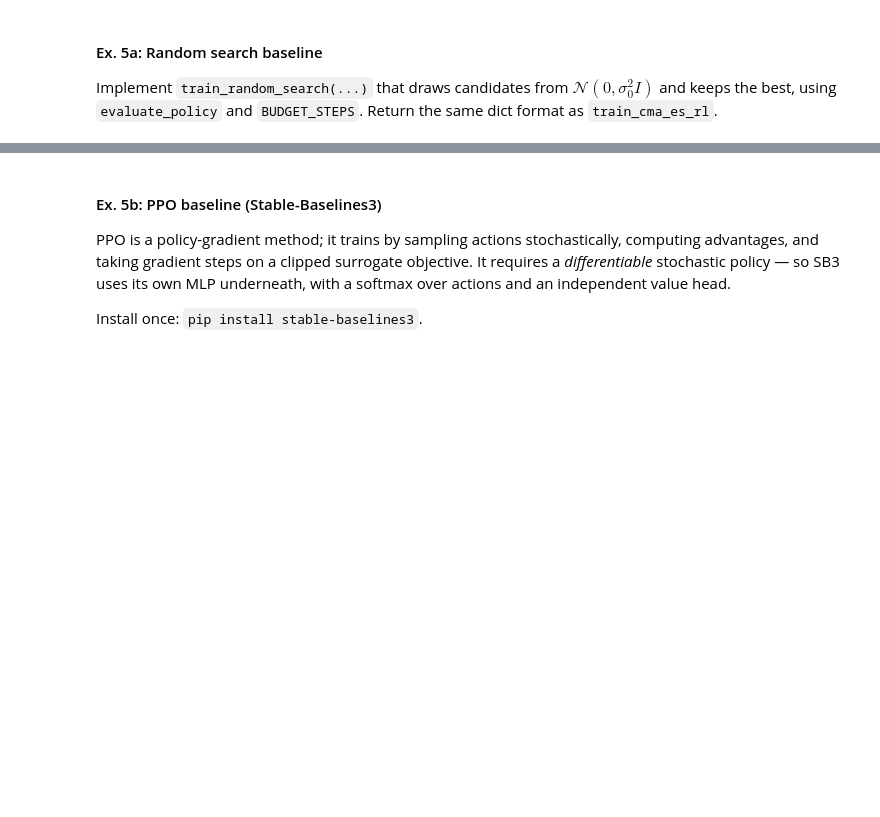
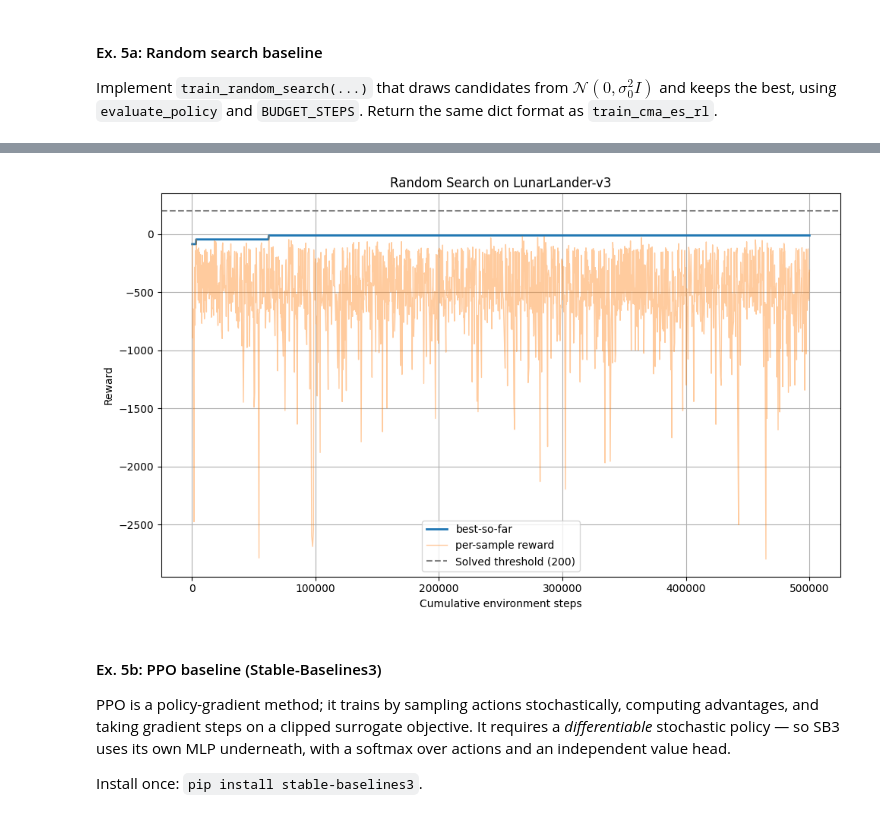
Before and after one commit to pawlowiczf/Stochastic-Methods-in-Machine-Learning, a Jupyter notebook: 08-ea/instructions.ipynb, the cells around one changed output, grey strips where cells are left out. Saved outputs shown, nothing was run; the diff lists cells and outputs as text; code cells hidden in the pictures; blank space fills up the shorter version.

```diff
--- a/08-ea/instructions.ipynb
+++ b/08-ea/instructions.ipynb
@@ -262,7 +275,9 @@ N_PARAMS: int = OBS_DIM * HIDDEN + HIDDEN + HIDDEN * ACT_DIM + ACT_DIM
 class MLPPolicy(nn.Module):
     """Tiny MLP: obs -> hidden (tanh) -> logits -> argmax action."""
 
-    def __init__(self, obs_dim: int = OBS_DIM, hidden: int = HIDDEN, act_dim: int = ACT_DIM) -> None:
+    def __init__(
+        self, obs_dim: int = OBS_DIM, hidden: int = HIDDEN, act_dim: int = ACT_DIM
+    ) -> None:
         super().__init__()
         self.net = nn.Sequential(
             nn.Linear(obs_dim, hidden),
@@ -285,16 +300,22 @@ def set_params(policy: MLPPolicy, flat: np.ndarray) -> None:
     offset = 0
     for p in policy.parameters():
         n = p.numel()
-        p.data.copy_(torch.as_tensor(flat[offset : offset + n], dtype=torch.float32).view_as(p))
+        p.data.copy_(
+            torch.as_tensor(flat[offset : offset + n], dtype=torch.float32).view_as(p)
+        )
         offset += n
 
 
 def get_params(policy: MLPPolicy) -> np.ndarray:
     """Flatten the policy's weights/biases into a single vector."""
-    return np.concatenate([p.detach().cpu().numpy().ravel() for p in policy.parameters()])
+    return np.concatenate(
+        [p.detach().cpu().numpy().ravel() for p in policy.parameters()]
+    )
 
 
-def rollout(policy: MLPPolicy, env: gymnasium.Env, seed: int | None = None) -> tuple[float, int]:
+def rollout(
+    policy: MLPPolicy, env: gymnasium.Env, seed: int | None = None
+) -> tuple[float, int]:
     """Run one episode; return (total reward, number of env steps)."""
     obs, _ = env.reset(seed=seed)
     total = 0.0
@@ -372,0 +492,69 @@ random_result = None
+# %%
+def train_random_search(
+    sigma0: float = SIGMA0_RL,
+    budget_steps: int = BUDGET_STEPS,
+    episodes_per_eval: int = EPISODES_PER_EVAL,
+    seed: int = 0,
+) -> dict:
+    policy = MLPPolicy()
+    env = gymnasium.make(ENV_NAME)
+    rng = np.random.default_rng(seed)
+
+    steps_history: list[int] = []
+    best_history: list[float] = []
+    mean_history: list[float] = []
+
+    best_reward = -np.inf
+    best_params = np.zeros(N_PARAMS)
+    cumulative_steps = 0
+    iteration = 0
+
+    while cumulative_steps < budget_steps:
+        theta = rng.normal(loc=0.0, scale=sigma0, size=N_PARAMS)
+        reward, n_steps = evaluate_policy(
+            theta,
+            env,
+            policy,
+            n_episodes=episodes_per_eval,
+            base_seed=iteration,
+        )
+        cumulative_steps += n_steps
+
+        if reward > best_reward:
+            best_reward = reward
+            best_params = theta.copy()
+
+        mean_history.append(float(reward))
+        best_history.append(float(best_reward))
+        steps_history.append(int(cumulative_steps))
+
+        iteration += 1
+        if iteration % 20 == 0:
+            print(
+                f"Iter {iteration:4d} | steps {cumulative_steps:7d} | "
+                f"reward {reward:8.2f} | best {best_reward:8.2f}"
+            )
+
+    env.close()
+    return {
+        "steps": steps_history,
+        "best": best_history,
+        "mean": mean_history,
+        "best_params": best_params,
+    }
+
+
+random_result = train_random_search()
+
+plt.figure(figsize=(10, 6))
+plt.plot(random_result["steps"], random_result["best"], label="best-so-far", linewidth=2)
+plt.plot(random_result["steps"], random_result["mean"], label="per-sample reward", linewidth=1, alpha=0.4)
+plt.axhline(200, color="gray", linestyle="--", label="Solved threshold (200)")
+plt.xlabel("Cumulative environment steps")
+plt.ylabel("Reward")
+plt.title("Random Search on LunarLander-v3")
+plt.legend()
+plt.grid(True)
+plt.tight_layout()
+plt.show()
+# %% [output]
@@ -373,3 +578,4 @@ random_result = None
+[figure, added]
 # %% [markdown]
 #### Ex. 5b: PPO baseline (Stable-Baselines3)
 
```
Also changed, not shown: parts of 12 cells of this notebook.
